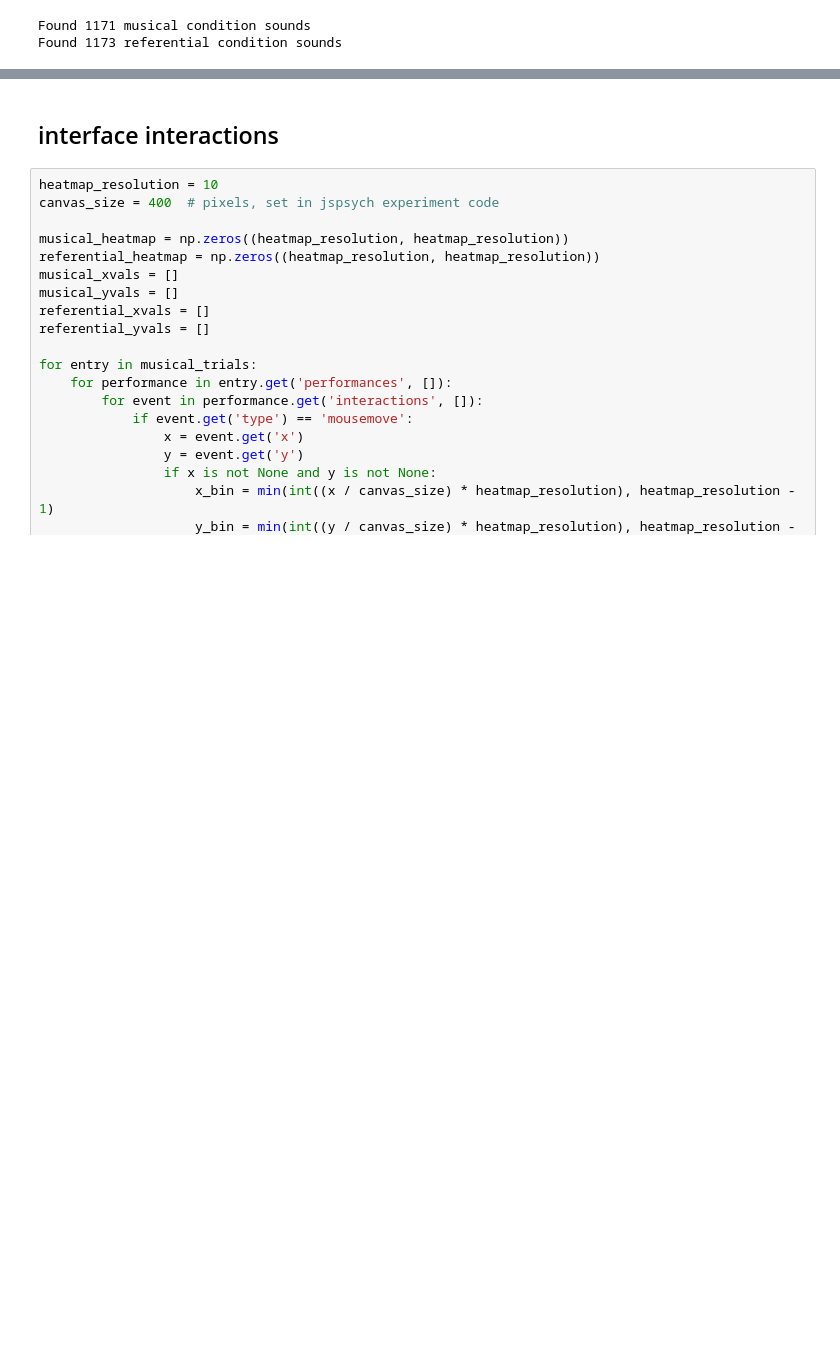
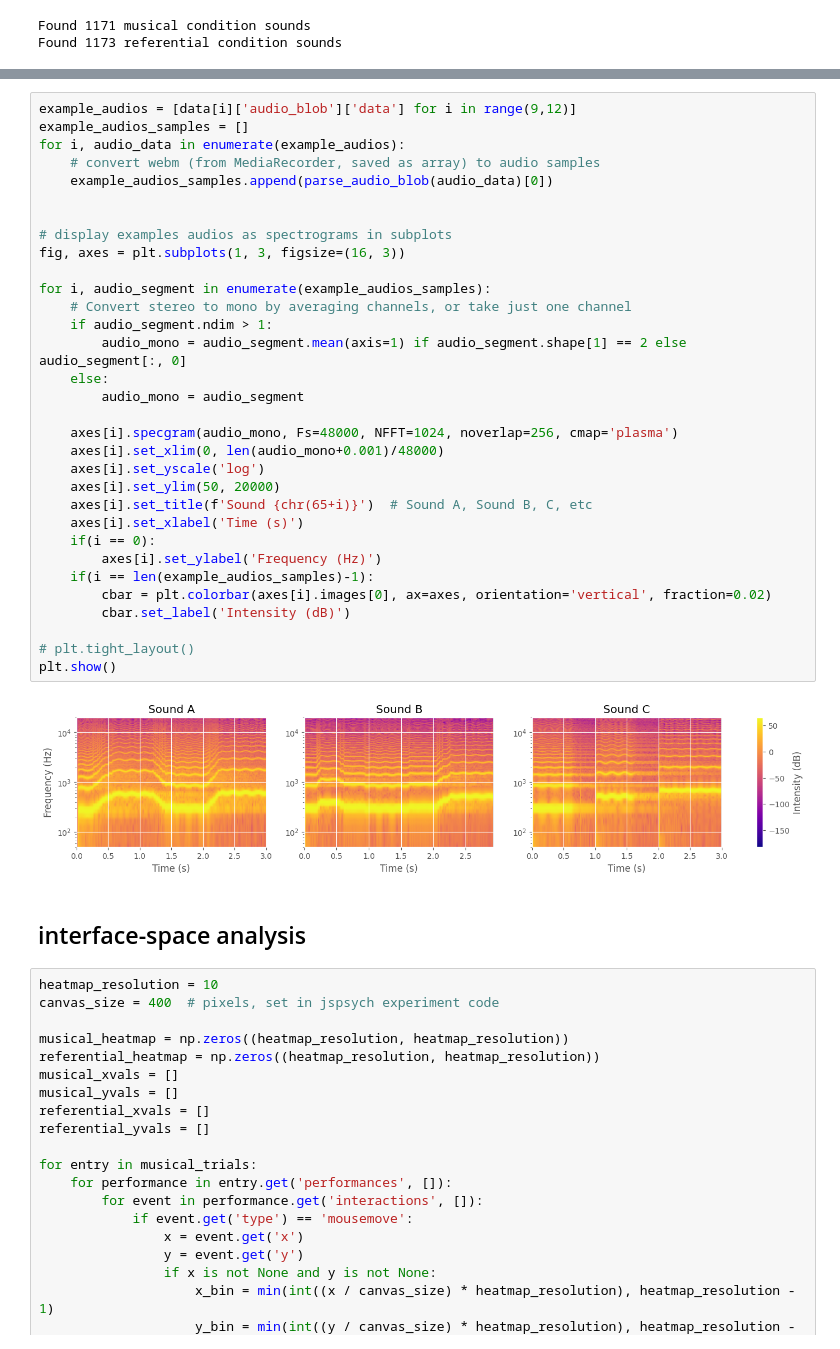
Before and after one commit to matthewcaren/image-scoring, a Jupyter notebook: analysis/viz-audio.ipynb, the cells around one changed output, grey strips where cells are left out. Saved outputs shown, nothing was run; the diff lists cells and outputs as text; blank space fills up the shorter version.

Commit message:
more analysis!

```diff
--- a/analysis/viz-audio.ipynb
+++ b/analysis/viz-audio.ipynb
@@ -33,5 +47,39 @@ Found 1173 referential condition sounds
+# %%
+example_audios = [data[i]['audio_blob']['data'] for i in range(9,12)]
+example_audios_samples = []
+for i, audio_data in enumerate(example_audios):
+    # convert webm (from MediaRecorder, saved as array) to audio samples
+    example_audios_samples.append(parse_audio_blob(audio_data)[0])
+
+
+# display examples audios as spectrograms in subplots
+fig, axes = plt.subplots(1, 3, figsize=(16, 3))
+
+for i, audio_segment in enumerate(example_audios_samples):
+    # Convert stereo to mono by averaging channels, or take just one channel
+    if audio_segment.ndim > 1:
+        audio_mono = audio_segment.mean(axis=1) if audio_segment.shape[1] == 2 else audio_segment[:, 0]
+    else:
+        audio_mono = audio_segment
+
+    axes[i].specgram(audio_mono, Fs=48000, NFFT=1024, noverlap=256, cmap='plasma')
+    axes[i].set_xlim(0, len(audio_mono+0.001)/48000)
+    axes[i].set_yscale('log')
+    axes[i].set_ylim(50, 20000)
+    axes[i].set_title(f'Sound {chr(65+i)}')  # Sound A, Sound B, C, etc
+    axes[i].set_xlabel('Time (s)')
+    if(i == 0):
+        axes[i].set_ylabel('Frequency (Hz)')
+    if(i == len(example_audios_samples)-1):
+        cbar = plt.colorbar(axes[i].images[0], ax=axes, orientation='vertical', fraction=0.02)
+        cbar.set_label('Intensity (dB)')
+
+# plt.tight_layout()
+plt.show()
+# %% [output]
+[figure, added]
 # %% [markdown]
-## interface interactions
+## interface-space analysis
 # %%
 heatmap_resolution = 10
 canvas_size = 400  # pixels, set in jspsych experiment code
```
Also changed, not shown: parts of 28 cells of this notebook.
